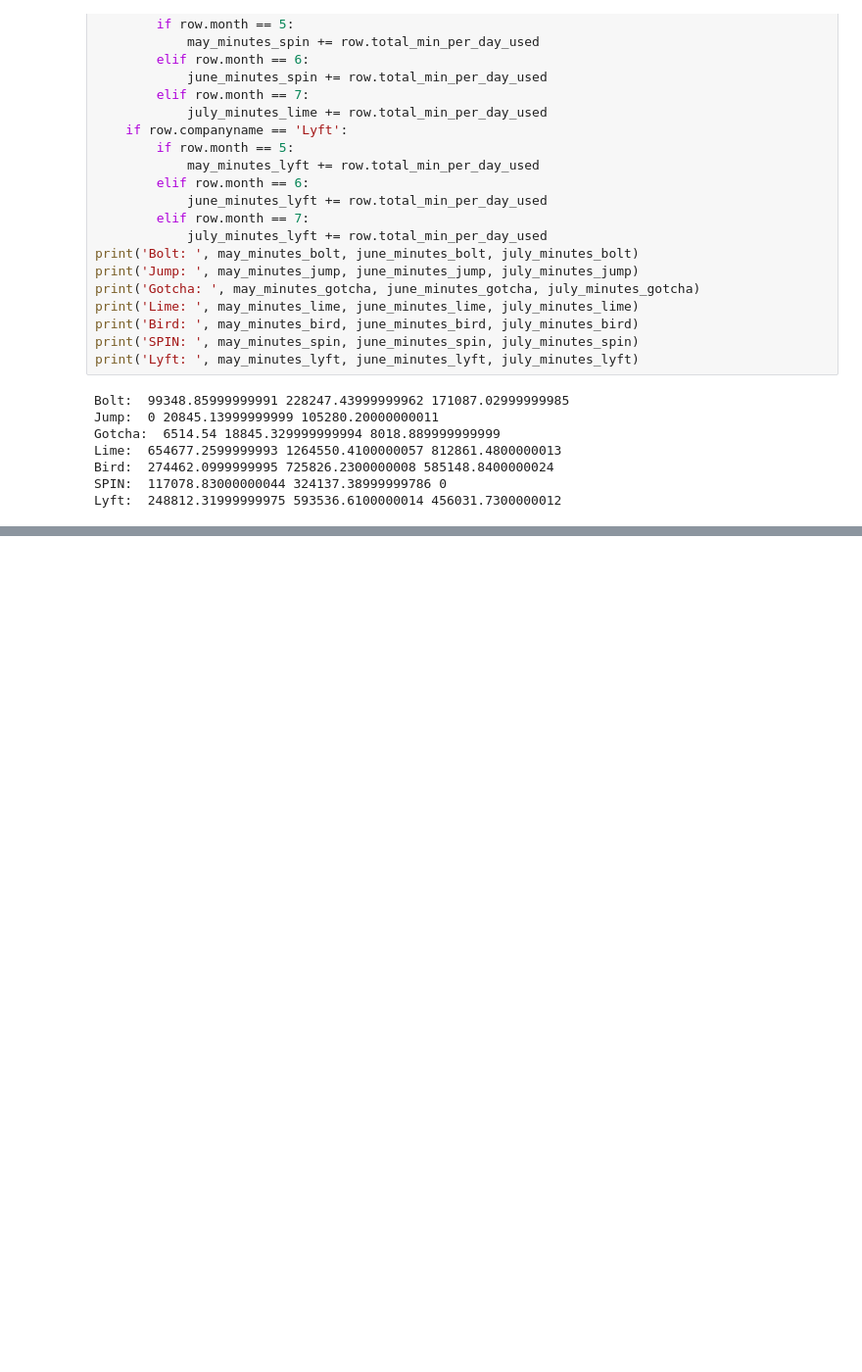
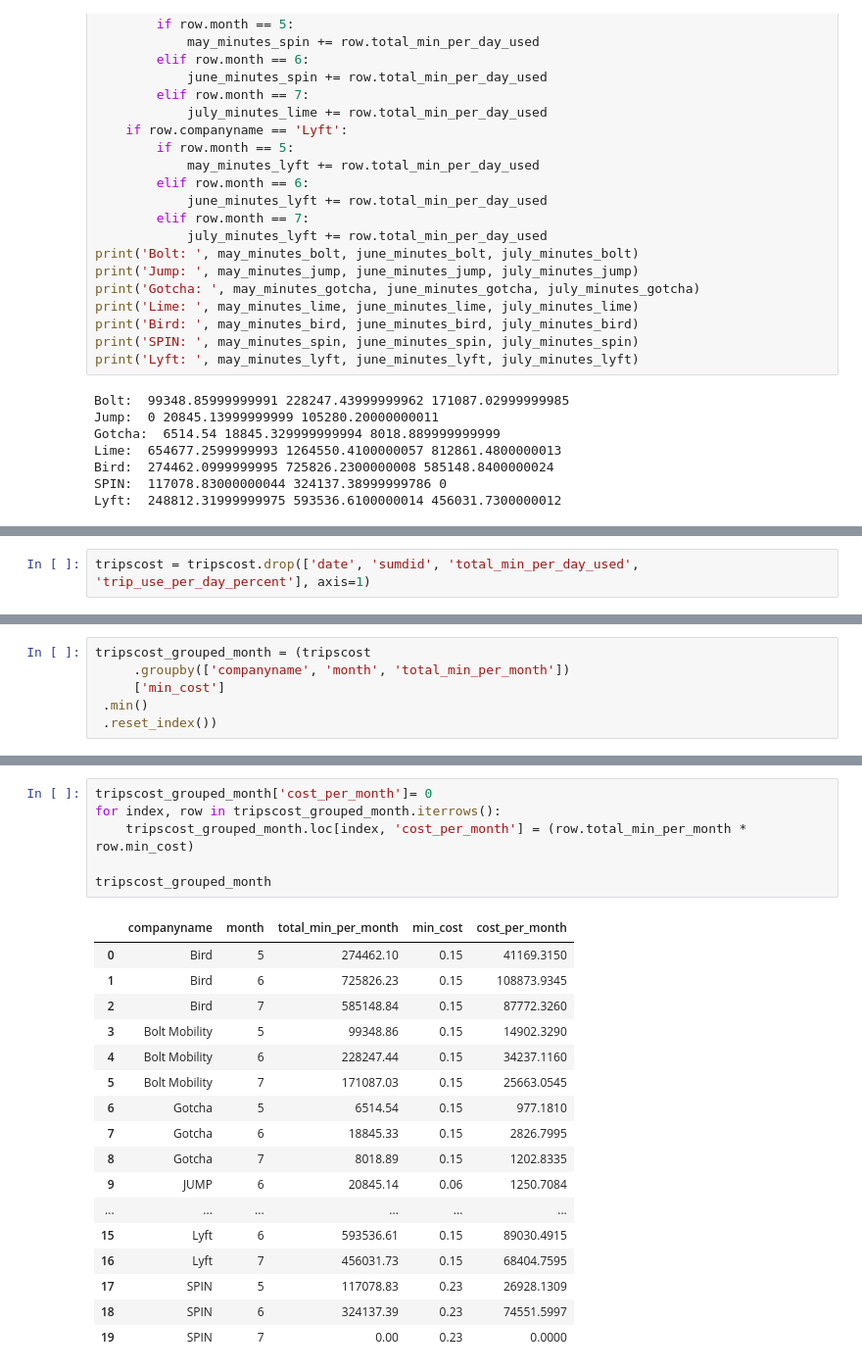
Before and after one commit to NSS-Full-Time-Data-Analytics-11/nashville-scooters-jazzy, a Jupyter notebook: notebooks/prices_trips.ipynb, the cells around one changed output, grey strips where cells are left out. Shown at 98% size. Cells and saved outputs as stored; diff of their text form; blank space fills up the shorter version.

```diff
--- a/notebooks/prices_trips.ipynb
+++ b/notebooks/prices_trips.ipynb
@@ -251,0 +267,2 @@ Lyft:  248812.31999999975 593536.6100000014 456031.7300000012
+# %%
+tripscost = tripscost.drop(['date', 'sumdid', 'total_min_per_day_used', 'trip_use_per_day_percent'], axis=1)
@@ -271,0 +317,6 @@ tripscost
+# %%
+tripscost_grouped_month = (tripscost
+     .groupby(['companyname', 'month', 'total_min_per_month'])
+     ['min_cost']
+ .min()
+ .reset_index())
@@ -271,0 +343,24 @@ tripscost
+# %%
+tripscost_grouped_month['cost_per_month']= 0
+for index, row in tripscost_grouped_month.iterrows():
+    tripscost_grouped_month.loc[index, 'cost_per_month'] = (row.total_min_per_month * row.min_cost)
+
+tripscost_grouped_month
+# %% [output]
+|  | companyname | month | total_min_per_month | min_cost | cost_per_month |
+| 0 | Bird | 5 | 274462.10 | 0.15 | 41169.3150 |
+| 1 | Bird | 6 | 725826.23 | 0.15 | 108873.9345 |
+| 2 | Bird | 7 | 585148.84 | 0.15 | 87772.3260 |
+| 3 | Bolt Mobility | 5 | 99348.86 | 0.15 | 14902.3290 |
+| 4 | Bolt Mobility | 6 | 228247.44 | 0.15 | 34237.1160 |
+| 5 | Bolt Mobility | 7 | 171087.03 | 0.15 | 25663.0545 |
+| 6 | Gotcha | 5 | 6514.54 | 0.15 | 977.1810 |
+| 7 | Gotcha | 6 | 18845.33 | 0.15 | 2826.7995 |
+| 8 | Gotcha | 7 | 8018.89 | 0.15 | 1202.8335 |
+| 9 | JUMP | 6 | 20845.14 | 0.06 | 1250.7084 |
+| ... | ... | ... | ... | ... | ... |
+| 15 | Lyft | 6 | 593536.61 | 0.15 | 89030.4915 |
+| 16 | Lyft | 7 | 456031.73 | 0.15 | 68404.7595 |
+| 17 | SPIN | 5 | 117078.83 | 0.23 | 26928.1309 |
+| 18 | SPIN | 6 | 324137.39 | 0.23 | 74551.5997 |
+| 19 | SPIN | 7 | 0.00 | 0.23 | 0.0000 |
```
Also changed, not shown: parts of 7 cells of this notebook.
